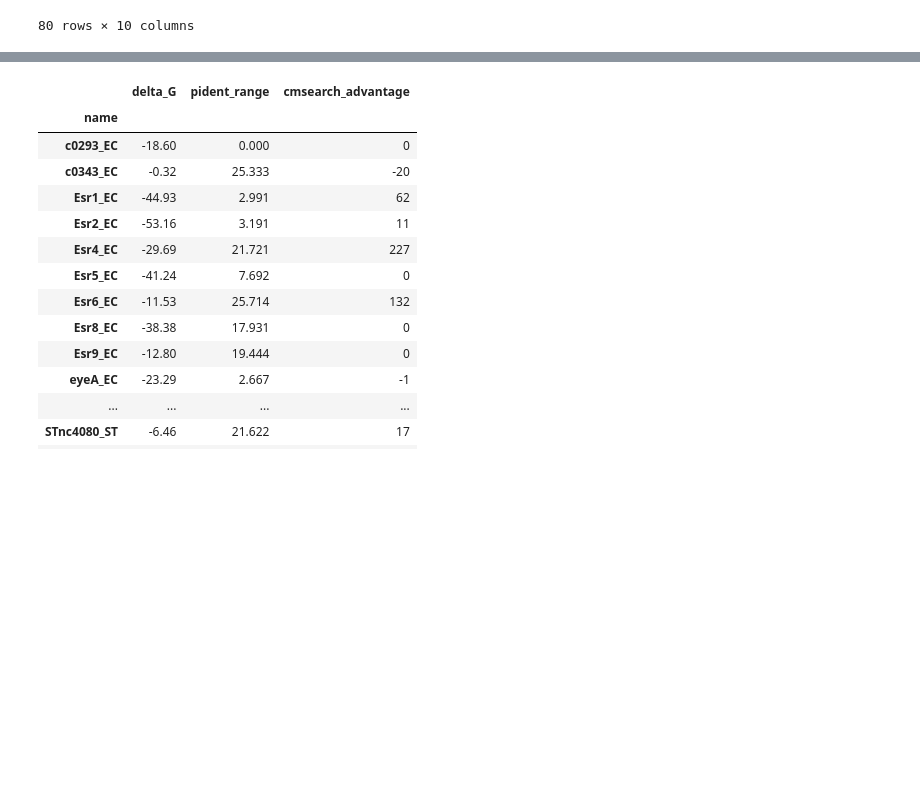
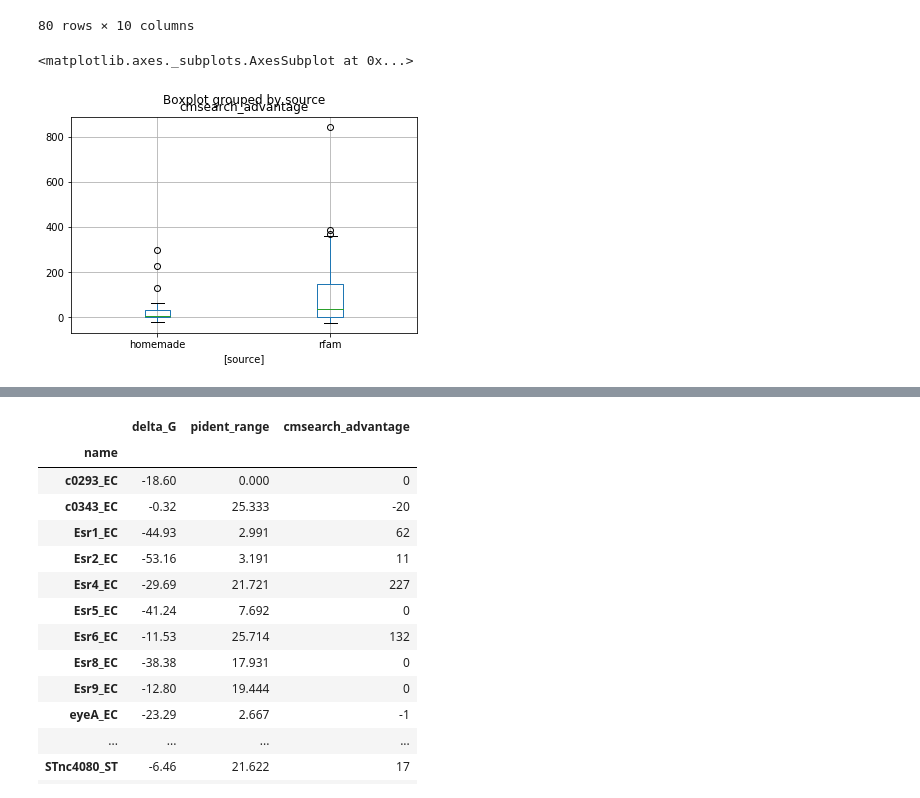
Before and after one commit to blauguste/ecoli-data, a Jupyter notebook: Free_energy_analysis.ipynb, the cells around one changed output, grey strips where cells are left out. Cells and saved outputs as stored; diff of their text form; code cells hidden in the pictures; blank space fills up the shorter version.

```diff
--- a/Free_energy_analysis.ipynb
+++ b/Free_energy_analysis.ipynb
@@ -110,6 +147,22 @@ edf.set_index('name', inplace=True)
 # %%
 edf.index.name = 'name'
 # %%
-df = df.rename(columns={'# more hits with cmsearch than Rfam': 'cmsearch_advantage'})
+df = df.rename(columns={'# more hits with cmsearch than Rfam': 'cmsearch_advantage', 'Existing or homemade CM?': 'cm'})
 # %%
 df.index.name = 'name'
+# %%
+def is_homemade(input):
+    if input == 0:
+        source = 'homemade'
+    elif input.startswith('RF'):
+        source = 'rfam'
+    else:
+        source = 'unknown'
+    return source
+# %%
+df['source'] = df['cm'].apply(is_homemade)
+# %%
+df[['cmsearch_advantage', 'source']].boxplot(by='source')
+# %% [output]
+<matplotlib.axes._subplots.AxesSubplot at 0x...>
+[figure, added]
```
Also changed, not shown: parts of 14 cells of this notebook.
